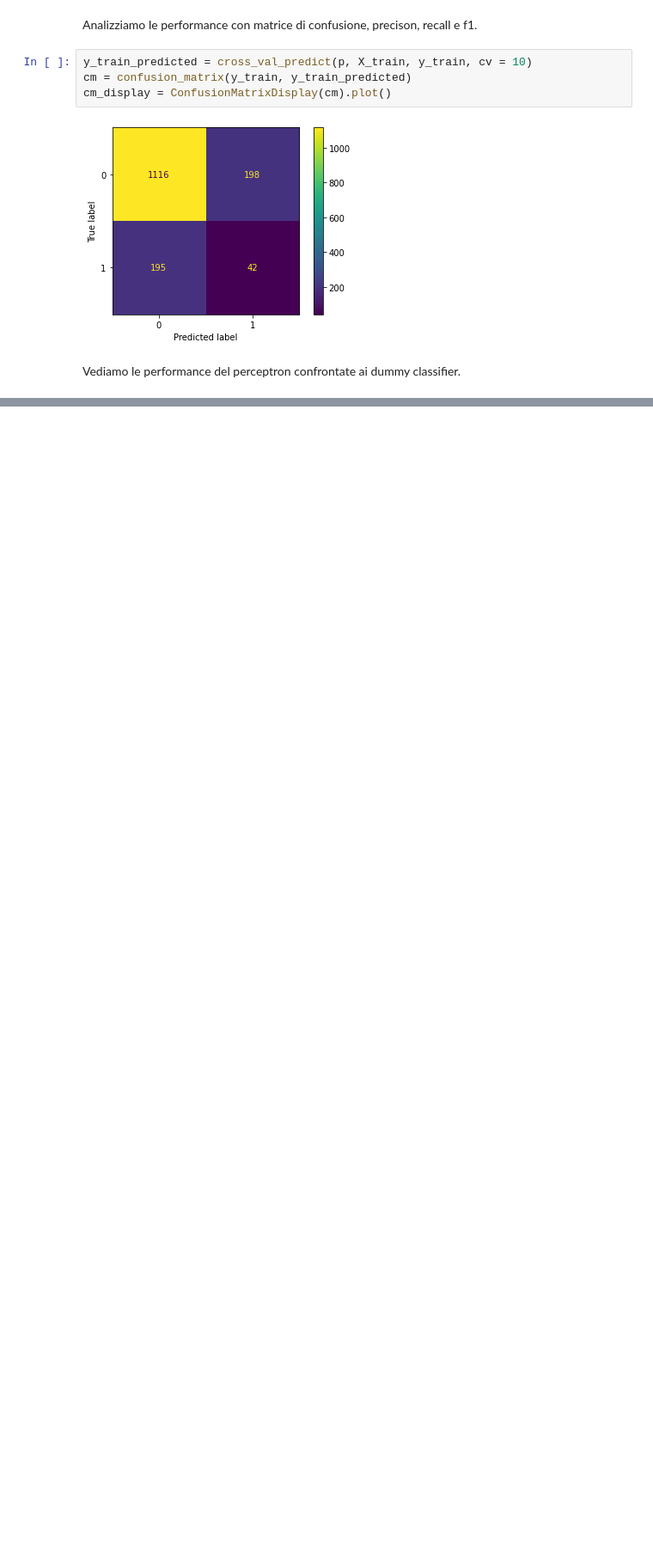
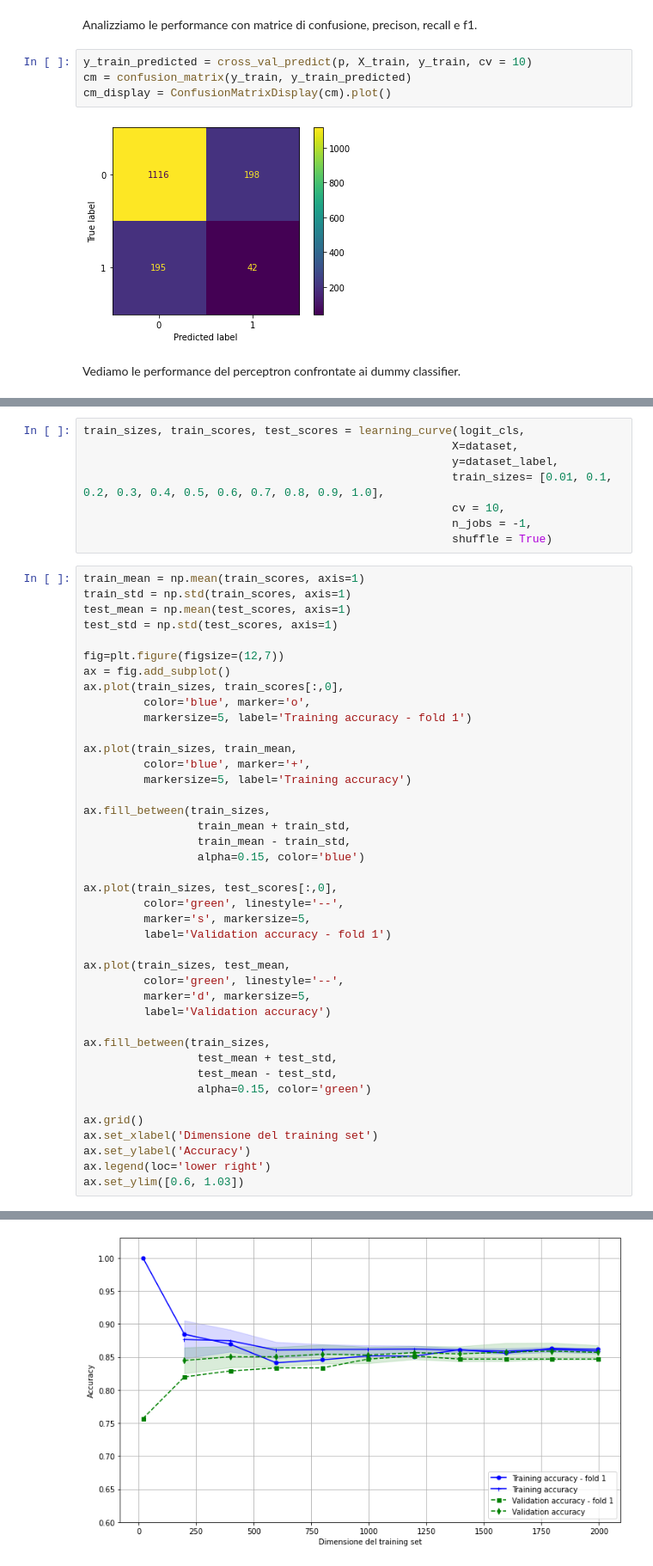
Before and after one commit to remarcoble/ML-marketing-campaign, a Jupyter notebook: main.ipynb, the cells around one changed output, grey strips where cells are left out. Shown: that part at 86% size. Cells and saved outputs as stored; diff of their text form; blank space fills up the shorter version.

```diff
--- a/main.ipynb
+++ b/main.ipynb
@@ -348,0 +389,50 @@ y_scores = cross_val_predict(logit_cls, X_train, y_train, cv = 10, method='decis
+# %%
+train_sizes, train_scores, test_scores = learning_curve(logit_cls,
+                                                       X=dataset,
+                                                       y=dataset_label,
+                                                       train_sizes= [0.01, 0.1, 0.2, 0.3, 0.4, 0.5, 0.6, 0.7, 0.8, 0.9, 1.0],
+                                                       cv = 10,
+                                                       n_jobs = -1,
+                                                       shuffle = True)
+# %%
+train_mean = np.mean(train_scores, axis=1)
+train_std = np.std(train_scores, axis=1)
+test_mean = np.mean(test_scores, axis=1)
+test_std = np.std(test_scores, axis=1)
+
+fig=plt.figure(figsize=(12,7))
+ax = fig.add_subplot()
+ax.plot(train_sizes, train_scores[:,0],
+         color='blue', marker='o',
+         markersize=5, label='Training accuracy - fold 1')
+
+ax.plot(train_sizes, train_mean,
+         color='blue', marker='+',
+         markersize=5, label='Training accuracy')
+
+ax.fill_between(train_sizes,
+                 train_mean + train_std,
+                 train_mean - train_std,
+                 alpha=0.15, color='blue')
+
+ax.plot(train_sizes, test_scores[:,0],
+         color='green', linestyle='--',
+         marker='s', markersize=5,
+         label='Validation accuracy - fold 1')
+
+ax.plot(train_sizes, test_mean,
+         color='green', linestyle='--',
+         marker='d', markersize=5,
+         label='Validation accuracy')
+
+ax.fill_between(train_sizes,
+                 test_mean + test_std,
+                 test_mean - test_std,
+                 alpha=0.15, color='green')
+
+ax.grid()
+ax.set_xlabel('Dimensione del training set')
+ax.set_ylabel('Accuracy')
+ax.legend(loc='lower right')
+ax.set_ylim([0.6, 1.03])
+# %% [output]
@@ -348,0 +440 @@ y_scores = cross_val_predict(logit_cls, X_train, y_train, cv = 10, method='decis
+[figure, added]
```
Also changed, not shown: parts of 19 cells of this notebook.
